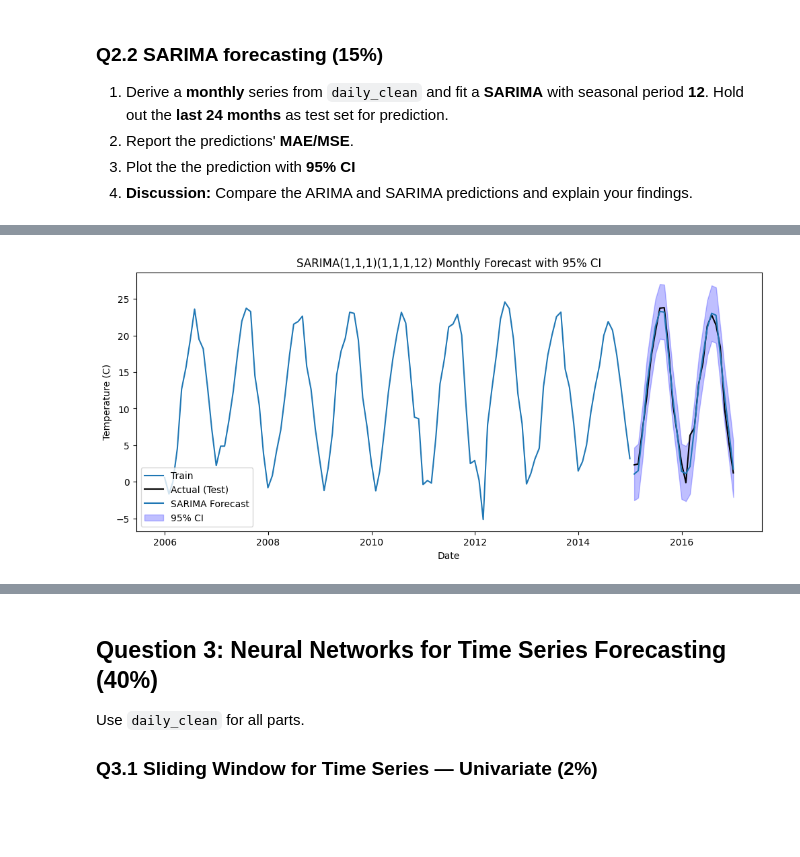
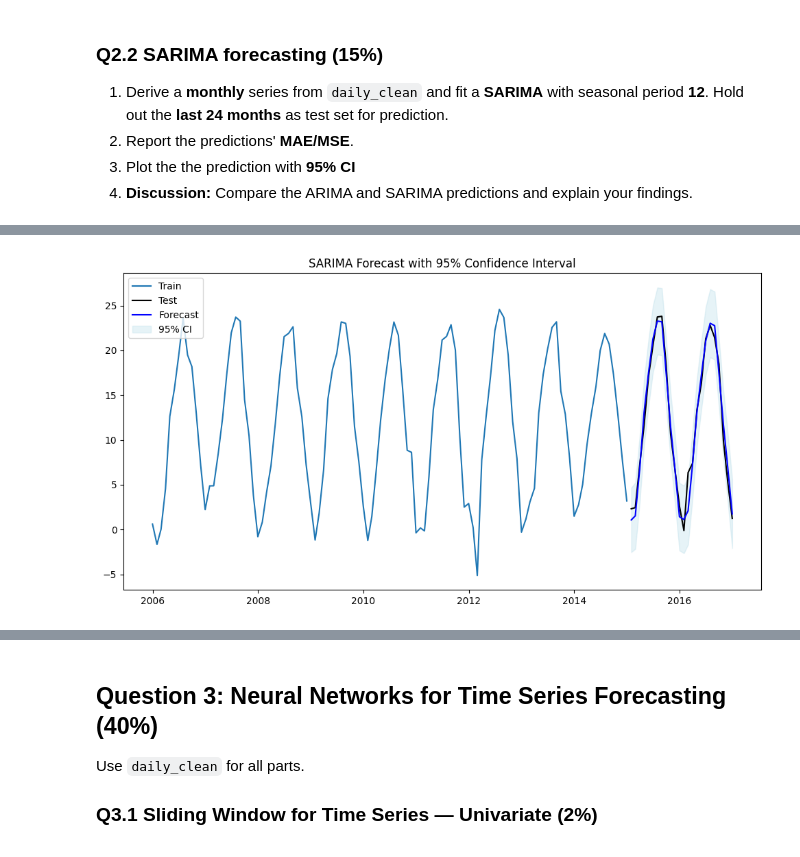
Before and after one commit to AdamDunn1437/4010_A1, a Jupyter notebook: Assignment1.ipynb, the cells around one changed output, grey strips where cells are left out. Cells and saved outputs as stored; diff of their text form; code cells hidden in the pictures; blank space fills up the shorter version.

```diff
--- a/Assignment1.ipynb
+++ b/Assignment1.ipynb
@@ -29,9 +35,6 @@ Follow these steps before submitting your assignment:
 # %%
-import pandas as pd
-
-#load dataset
-data = pd.read_csv("C:/Users/sixel/fourth year/4410/assignments/1/weather.csv")
-
-#display first 6 rows
-print(data.head(6))
+# 1.1 Load the dataset and print the first 6 rows
+df = pd.read_csv("weather.csv")
+print("First 6 rows of the dataset:")
+print(df.head(6))
 # %% [output]
@@ -126,3 +112,4 @@ data_lti[["Temperature (C)", "Pressure (millibars)", "Humidity"]] = \
 # %%
-daily_clean=data_lti.copy()
+# Answer to Q1.2.3
+daily_clean = df_imputed
 # %% [markdown]
@@ -469,17 +497,21 @@ SARIMA Test MAE: 0.9528, MSE: 1.6138
 # %%
-plt.figure(figsize=(12,5))
-plt.plot(train_month.index, train_month, label='Train')
-plt.plot(test_monthly.index, test_monthly, label='Actual (Test)', color='black')
-plt.plot(sarima_fc_mean.index, sarima_fc_mean, label='SARIMA Forecast', color='tab:blue')
-plt.fill_between(sarima_fc_mean.index,
-                 sarima_fc_ci.iloc[:,0],
-                 sarima_fc_ci.iloc[:,1],
-                 color='blue', alpha=0.25, label='95% CI')
-plt.title("SARIMA(1,1,1)(1,1,1,12) Monthly Forecast with 95% CI")
-plt.xlabel("Date")
-plt.ylabel("Temperature (C)")
+# Answer to Q2.2.3
+
+# Forecast for the test period (24 months ahead)
+sarima_forecast = sarima_model.get_forecast(steps=24)
+pred_mean = sarima_forecast.predicted_mean
+pred_ci = sarima_forecast.conf_int()
+
+# Plot actual vs predicted with 95% CI
+plt.figure(figsize=(12,6))
+plt.plot(train_monthly.index, train_monthly, label="Train")
+plt.plot(test_monthly.index, test_monthly, label="Test", color="black")
+plt.plot(pred_mean.index, pred_mean, label="Forecast", color="blue")
+plt.fill_between(pred_ci.index, pred_ci.iloc[:,0], pred_ci.iloc[:,1],
+                 color="lightblue", alpha=0.3, label="95% CI")
 plt.legend()
+plt.title("SARIMA Forecast with 95% Confidence Interval")
 plt.show()
 # %% [output]
-[figure, old version]
+[figure, new version]
 # %% [markdown]
```
Also changed, not shown: parts of 41 cells of this notebook.
